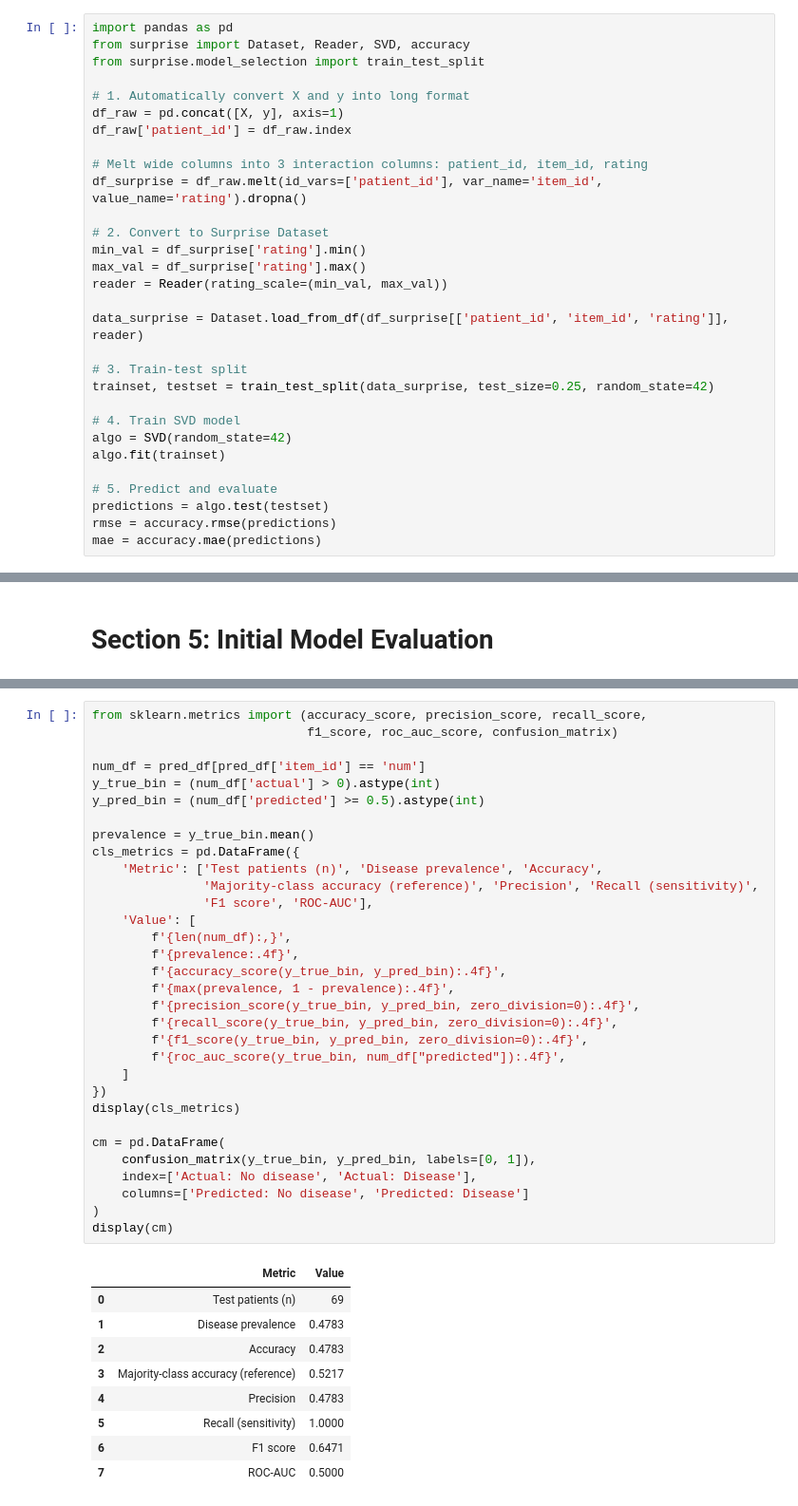
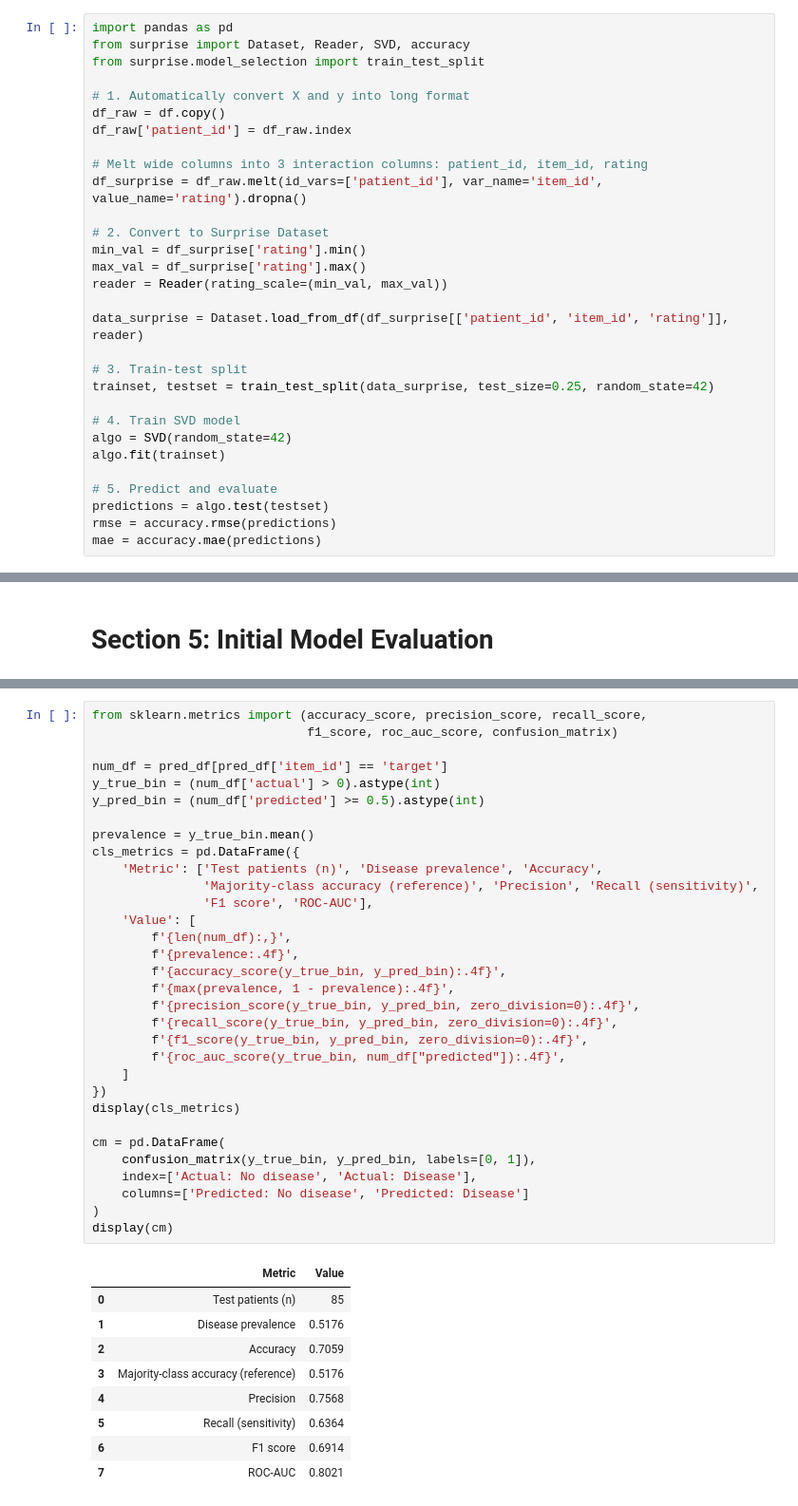
Before and after one commit to saiteja-hash/Ai_enbaled_systems, a Jupyter notebook: Group project .ipynb, the cells around one changed output, grey strips where cells are left out. Shown at 95% size. Drawn from its saved outputs; the diff is of its cells as text.

```diff
--- a/Group project .ipynb
+++ b/Group project .ipynb
@@ -318,7 +318,7 @@ from surprise import Dataset, Reader, SVD, accuracy
 from surprise.model_selection import train_test_split
 
 # 1. Automatically convert X and y into long format
-df_raw = pd.concat([X, y], axis=1)
+df_raw = df.copy()
 df_raw['patient_id'] = df_raw.index
 
 # Melt wide columns into 3 interaction columns: patient_id, item_id, rating
@@ -509,42 +512,42 @@ display(per_feature)
 from sklearn.metrics import (accuracy_score, precision_score, recall_score,
                              f1_score, roc_auc_score, confusion_matrix)
 
-num_df = pred_df[pred_df['item_id'] == 'num']
+num_df = pred_df[pred_df['item_id'] == 'target']
 y_true_bin = (num_df['actual'] > 0).astype(int)
 y_pred_bin = (num_df['predicted'] >= 0.5).astype(int)
 
 prevalence = y_true_bin.mean()
 cls_metrics = pd.DataFrame({
     'Metric': ['Test patients (n)', 'Disease prevalence', 'Accuracy',
                'Majority-class accuracy (reference)', 'Precision', 'Recall (sensitivity)',
                'F1 score', 'ROC-AUC'],
     'Value': [
         f'{len(num_df):,}',
         f'{prevalence:.4f}',
         f'{accuracy_score(y_true_bin, y_pred_bin):.4f}',
         f'{max(prevalence, 1 - prevalence):.4f}',
         f'{precision_score(y_true_bin, y_pred_bin, zero_division=0):.4f}',
         f'{recall_score(y_true_bin, y_pred_bin, zero_division=0):.4f}',
         f'{f1_score(y_true_bin, y_pred_bin, zero_division=0):.4f}',
         f'{roc_auc_score(y_true_bin, num_df["predicted"]):.4f}',
     ]
 })
 display(cls_metrics)
 
 cm = pd.DataFrame(
     confusion_matrix(y_true_bin, y_pred_bin, labels=[0, 1]),
     index=['Actual: No disease', 'Actual: Disease'],
     columns=['Predicted: No disease', 'Predicted: Disease']
 )
 display(cm)
 # %% [output]
 |  | Metric | Value |
-| 0 | Test patients (n) | 69 |
-| 1 | Disease prevalence | 0.4783 |
-| 2 | Accuracy | 0.4783 |
-| 3 | Majority-class accuracy (reference) | 0.5217 |
-| 4 | Precision | 0.4783 |
-| 5 | Recall (sensitivity) | 1.0000 |
-| 6 | F1 score | 0.6471 |
-| 7 | ROC-AUC | 0.5000 |
+| 0 | Test patients (n) | 85 |
+| 1 | Disease prevalence | 0.5176 |
+| 2 | Accuracy | 0.7059 |
+| 3 | Majority-class accuracy (reference) | 0.5176 |
+| 4 | Precision | 0.7568 |
+| 5 | Recall (sensitivity) | 0.6364 |
+| 6 | F1 score | 0.6914 |
+| 7 | ROC-AUC | 0.8021 |
 |  | Predicted: No disease | Predicted: Disease |
```
Also changed, not shown: parts of 7 cells of this notebook.
